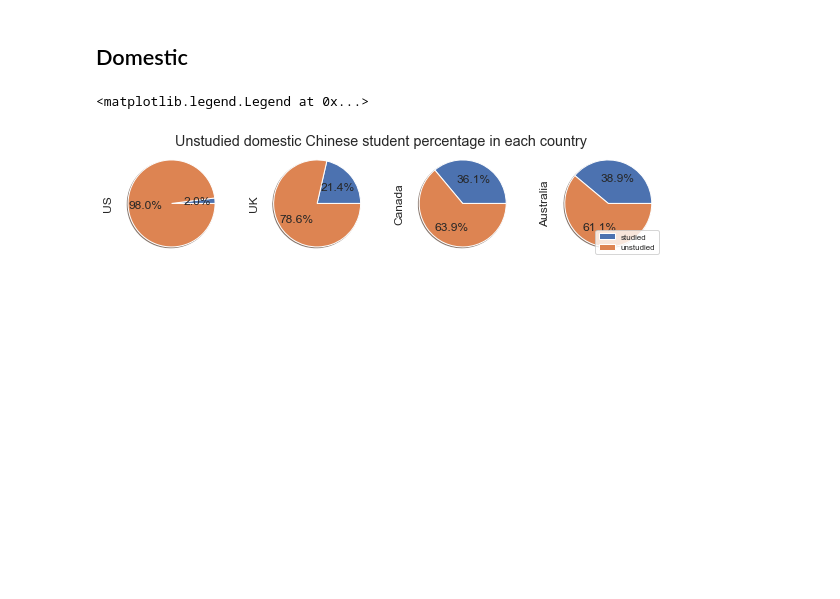
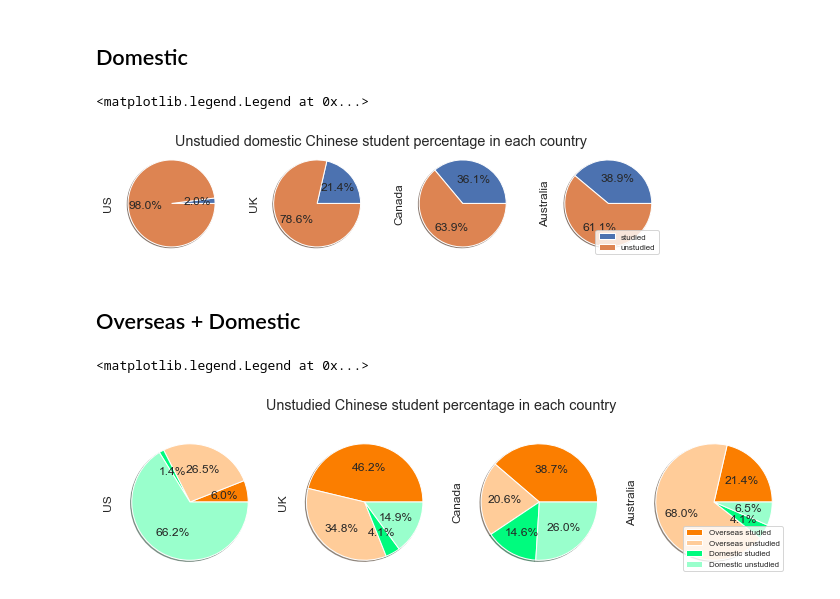
Before and after one commit to AndyYFTao/EA-CLTP-DataAnalysis, a Jupyter notebook: CLTP Guidance Program Data Analysis.ipynb, the cells around one changed output. Saved outputs shown, nothing was run; the diff lists cells and outputs as text; code cells hidden in the pictures; blank space fills up the shorter version.

```diff
--- a/CLTP Guidance Program Data Analysis.ipynb
+++ b/CLTP Guidance Program Data Analysis.ipynb
@@ -751,3 +751,36 @@ plt.legend(df.index, loc='lower right', fontsize=8)
 # %% [output]
 <matplotlib.legend.Legend at 0x...>
 [figure]
+# %% [markdown]
+## Overseas + Domestic
+# %%
+country_list = ['US', 'UK', 'Canada', 'Australia']
+
+df = pd.DataFrame()
+
+for id, country in enumerate(country_list):
+
+  temp_uni_o_s = uni_o_s[uni_o_s['Country']==country]
+  temp_uni_d_s = uni_d_s[uni_d_s['Country']==country]
+
+  o_studied = temp_uni_o_s['Overseas Chinese student number'].sum()
+  o_unstudied = country_o_s[country_o_s['Country']==country]['Overseas Chinese student number'].sum() - o_studied
+
+  d_studied = temp_uni_d_s['Domestic Chinese student number'].sum()
+  d_unstudied = country_d_s[country_d_s['Country']==country]['Domestic Chinese student number'].sum() - d_studied
+
+  temp = pd.DataFrame({country: [o_studied, o_unstudied, d_studied, d_unstudied]},
+                  index=['Overseas studied', 'Overseas unstudied', 'Domestic studied', 'Domestic unstudied'])
+
+  df = pd.concat([df, temp], axis=1)
+
+colors = ['#fb7e00', '#ffcc99', '#00fb7e', '#99ffcc']
+g = df.plot.pie(subplots=True, labels=None, legend=None,
+                figsize=(12, 3), shadow=True, autopct='%1.1f%%',
+                title="Unstudied Chinese student percentage in each country",
+               colors=colors)
+
+plt.legend(df.index, loc='lower right', fontsize=8)
+# %% [output]
+<matplotlib.legend.Legend at 0x...>
+[figure, added]
```
